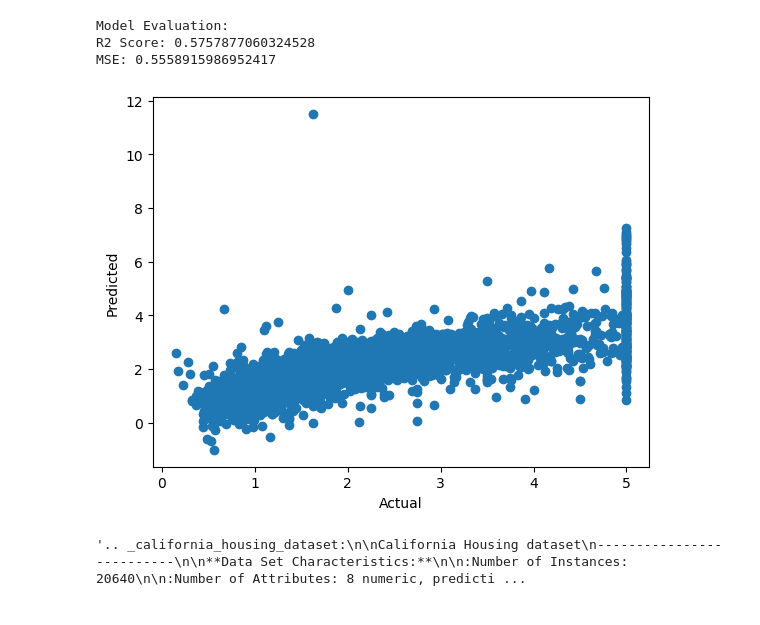
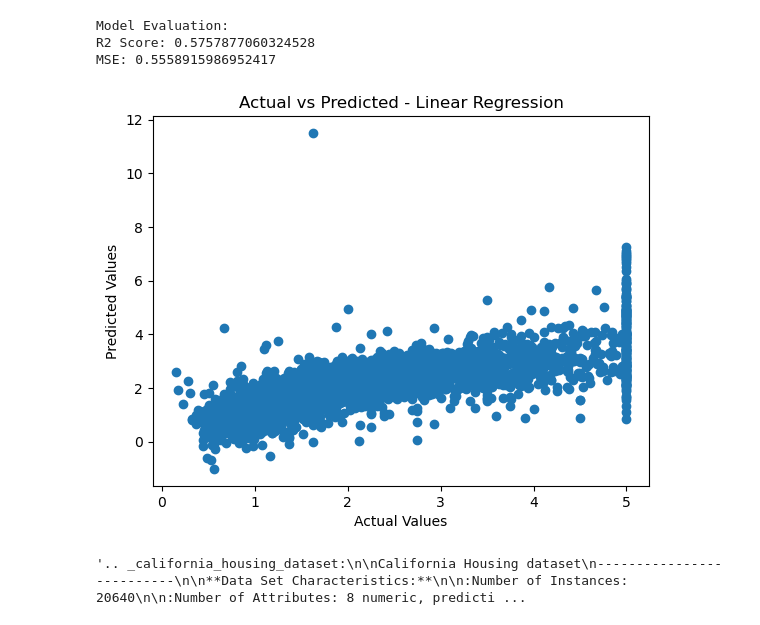
Before and after one commit to bharath-akurathi/machine_learning, a Jupyter notebook: 4_multiple_linear_regression.ipynb, the cells around one changed output. Drawn from its saved outputs; the diff is of its cells as text; code cells hidden in the pictures.

```diff
--- a/4_multiple_linear_regression.ipynb
+++ b/4_multiple_linear_regression.ipynb
@@ -1,36 +1,47 @@
 # %%
 import numpy as np
 import matplotlib.pyplot as plt
 from sklearn.datasets import fetch_california_housing
 from sklearn.model_selection import train_test_split
 from sklearn.linear_model import LinearRegression
 from sklearn.metrics import mean_squared_error, r2_score
 
 california_housing = fetch_california_housing()
 X = california_housing.data
 y = california_housing.target
 
 X_train, X_test, y_train, y_test = train_test_split(
     X, y, test_size=0.2, random_state=42
 )
 model = LinearRegression()
 model.fit(X_train, y_train)
 y_pred = model.predict(X_test)
 
 print("\nModel Evaluation:")
 print("R2 Score:", r2_score(y_test, y_pred))
 print("MSE:", mean_squared_error(y_test, y_pred))
 
 # if ploting is asked:
 plt.scatter(y_test, y_pred)
-plt.xlabel("Actual")
-plt.ylabel("Predicted")
+plt.xlabel("Actual Values")
+plt.ylabel("Predicted Values")
+plt.title("Actual vs Predicted - Linear Regression")
 plt.show()
+
+# Plot using one feature
+# plt.scatter(X_test[:, 0], y_test, label="Actual Data")
+# plt.plot(X_test[:, 0], y_pred, color='red', label="Regression Line")
+
+# plt.xlabel("Feature 1")
+# plt.ylabel("Target")
+# plt.title("Linear Regression Plot")
+# plt.legend()
+# plt.show()
 # %% [output]
 Model Evaluation:
 R2 Score: 0.5757877060324528
 MSE: 0.5558915986952417
-[figure, old version]
+[figure, new version]
 # %%
 # from sklearn.datasets import load_boston  // load_boston is removed
 from sklearn.datasets import fetch_california_housing
```
Also changed, not shown: 2 other files.
